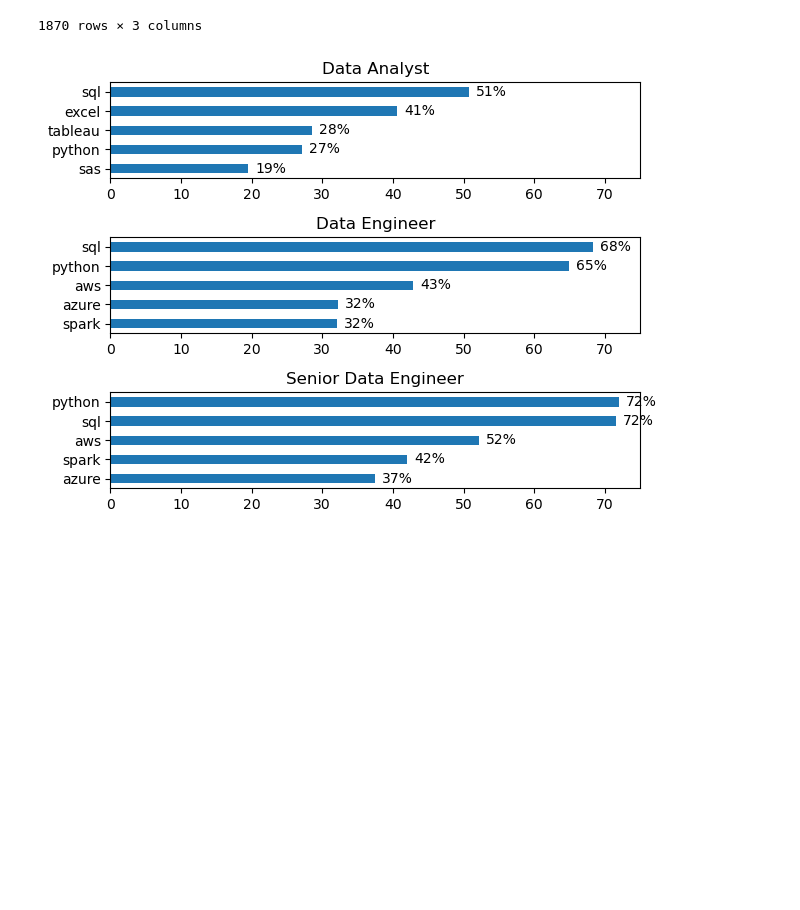
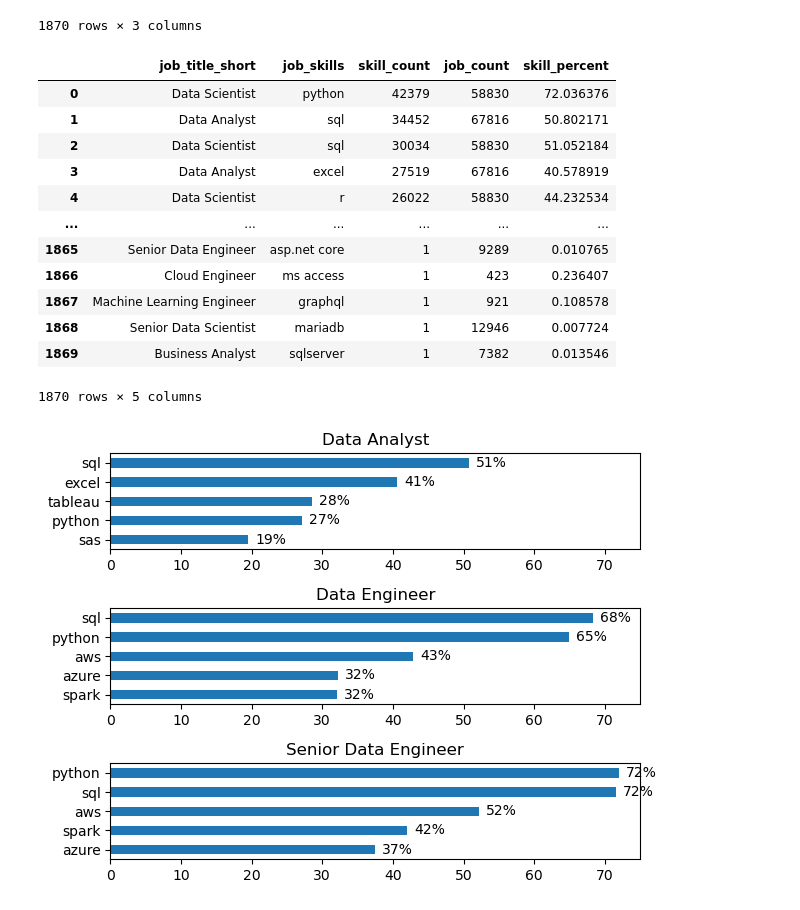
Before and after one commit to HiteshYadav2616/DataAnalysis, a Jupyter notebook: Project/skill_demand.ipynb, the cells around one changed output. Cells and saved outputs as stored; diff of their text form; code cells hidden in the pictures; blank space fills up the shorter version.

```diff
--- a/Project/skill_demand.ipynb
+++ b/Project/skill_demand.ipynb
@@ -45,6 +45,22 @@ df_job_count = df_US['job_title_short'].value_counts().reset_index(name='job_cou
 # %%
 df_skill_percent = pd.merge(df_skills, df_job_count, how='left', on='job_title_short')
 df_skill_percent['skill_percent'] = 100 * df_skill_percent['skill_count'] / df_skill_percent['job_count']
+# %%
+df_skill_percent
+# %% [output]
+|  | job_title_short | job_skills | skill_count | job_count | skill_percent |
+| 0 | Data Scientist | python | 42379 | 58830 | 72.036376 |
+| 1 | Data Analyst | sql | 34452 | 67816 | 50.802171 |
+| 2 | Data Scientist | sql | 30034 | 58830 | 51.052184 |
+| 3 | Data Analyst | excel | 27519 | 67816 | 40.578919 |
+| 4 | Data Scientist | r | 26022 | 58830 | 44.232534 |
+| ... | ... | ... | ... | ... | ... |
+| 1865 | Senior Data Engineer | asp.net core | 1 | 9289 | 0.010765 |
+| 1866 | Cloud Engineer | ms access | 1 | 423 | 0.236407 |
+| 1867 | Machine Learning Engineer | graphql | 1 | 921 | 0.108578 |
+| 1868 | Senior Data Scientist | mariadb | 1 | 12946 | 0.007724 |
+| 1869 | Business Analyst | sqlserver | 1 | 7382 | 0.013546 |
+1870 rows × 5 columns
 # %%
 fig, ax = plt.subplots(3, 1)
 
```
Also changed, not shown: 1 other file.
